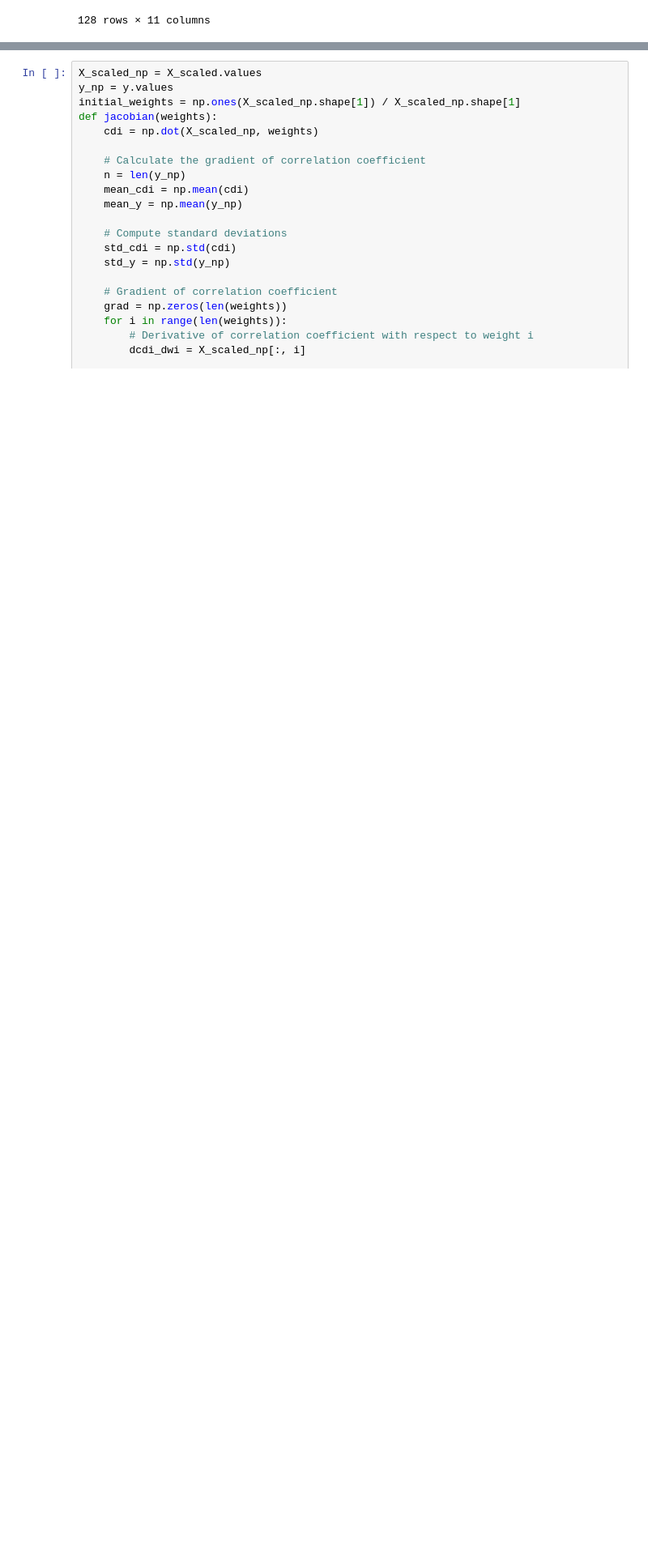
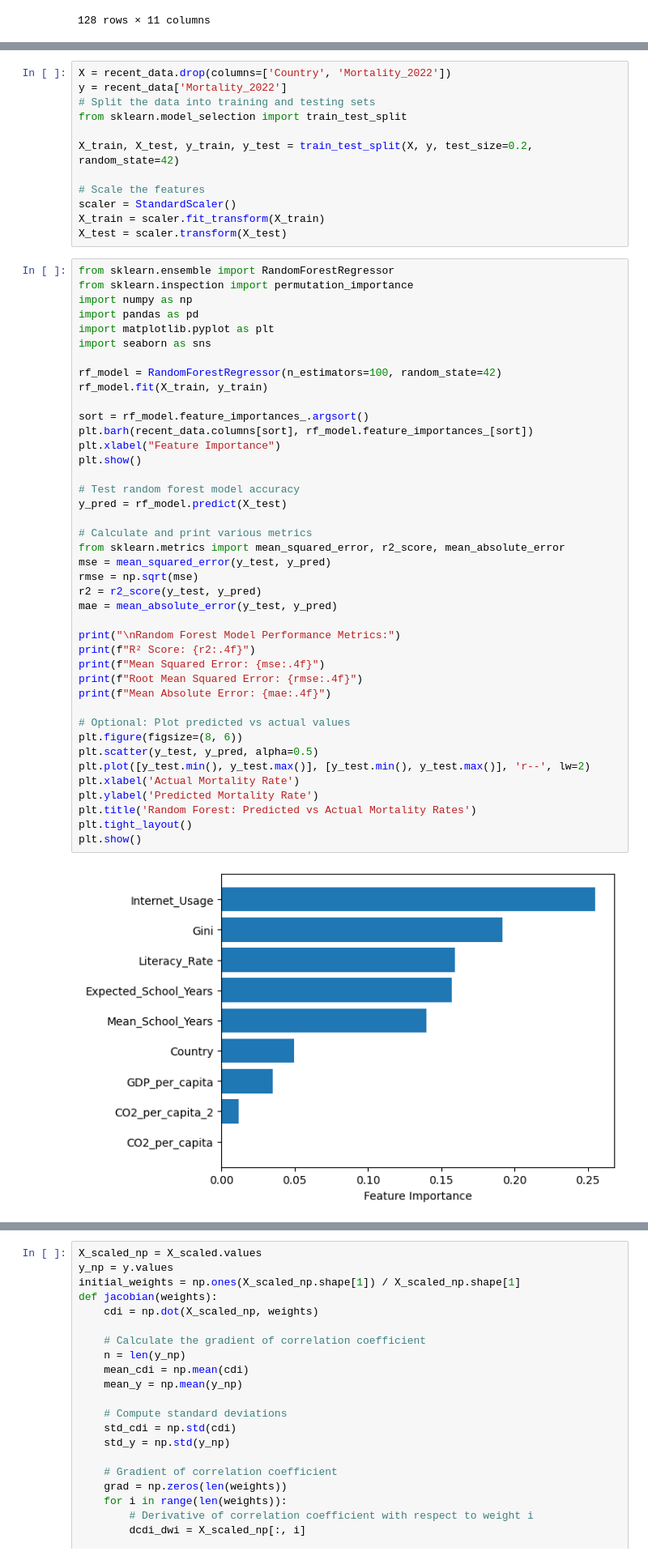
Before and after one commit to DavidBShan/BDC-Wealth, a Jupyter notebook: data_analysis.ipynb, the cells around one changed output, grey strips where cells are left out. Shown: that part at 81% size. Drawn from its saved outputs; the diff is of its cells as text; blank space fills up the shorter version.

```diff
--- a/data_analysis.ipynb
+++ b/data_analysis.ipynb
@@ -53,0 +51,55 @@ y = recent_data['Mortality_2022']
+# %%
+X = recent_data.drop(columns=['Country', 'Mortality_2022'])
+y = recent_data['Mortality_2022']
+# Split the data into training and testing sets
+from sklearn.model_selection import train_test_split
+
+X_train, X_test, y_train, y_test = train_test_split(X, y, test_size=0.2, random_state=42)
+
+# Scale the features
+scaler = StandardScaler()
+X_train = scaler.fit_transform(X_train)
+X_test = scaler.transform(X_test)
+# %%
+from sklearn.ensemble import RandomForestRegressor
+from sklearn.inspection import permutation_importance
+import numpy as np
+import pandas as pd
+import matplotlib.pyplot as plt
+import seaborn as sns
+
+rf_model = RandomForestRegressor(n_estimators=100, random_state=42)
+rf_model.fit(X_train, y_train)
+
+sort = rf_model.feature_importances_.argsort()
+plt.barh(recent_data.columns[sort], rf_model.feature_importances_[sort])
+plt.xlabel("Feature Importance")
+plt.show()
+
+# Test random forest model accuracy
+y_pred = rf_model.predict(X_test)
+
+# Calculate and print various metrics
+from sklearn.metrics import mean_squared_error, r2_score, mean_absolute_error
+mse = mean_squared_error(y_test, y_pred)
+rmse = np.sqrt(mse)
+r2 = r2_score(y_test, y_pred)
+mae = mean_absolute_error(y_test, y_pred)
+
+print("\nRandom Forest Model Performance Metrics:")
+print(f"R² Score: {r2:.4f}")
+print(f"Mean Squared Error: {mse:.4f}")
+print(f"Root Mean Squared Error: {rmse:.4f}")
+print(f"Mean Absolute Error: {mae:.4f}")
+
+# Optional: Plot predicted vs actual values
+plt.figure(figsize=(8, 6))
+plt.scatter(y_test, y_pred, alpha=0.5)
+plt.plot([y_test.min(), y_test.max()], [y_test.min(), y_test.max()], 'r--', lw=2)
+plt.xlabel('Actual Mortality Rate')
+plt.ylabel('Predicted Mortality Rate')
+plt.title('Random Forest: Predicted vs Actual Mortality Rates')
+plt.tight_layout()
+plt.show()
+# %% [output]
+[figure, added]
```
Also changed, not shown: parts of 6 cells of this notebook, 9 other files.
